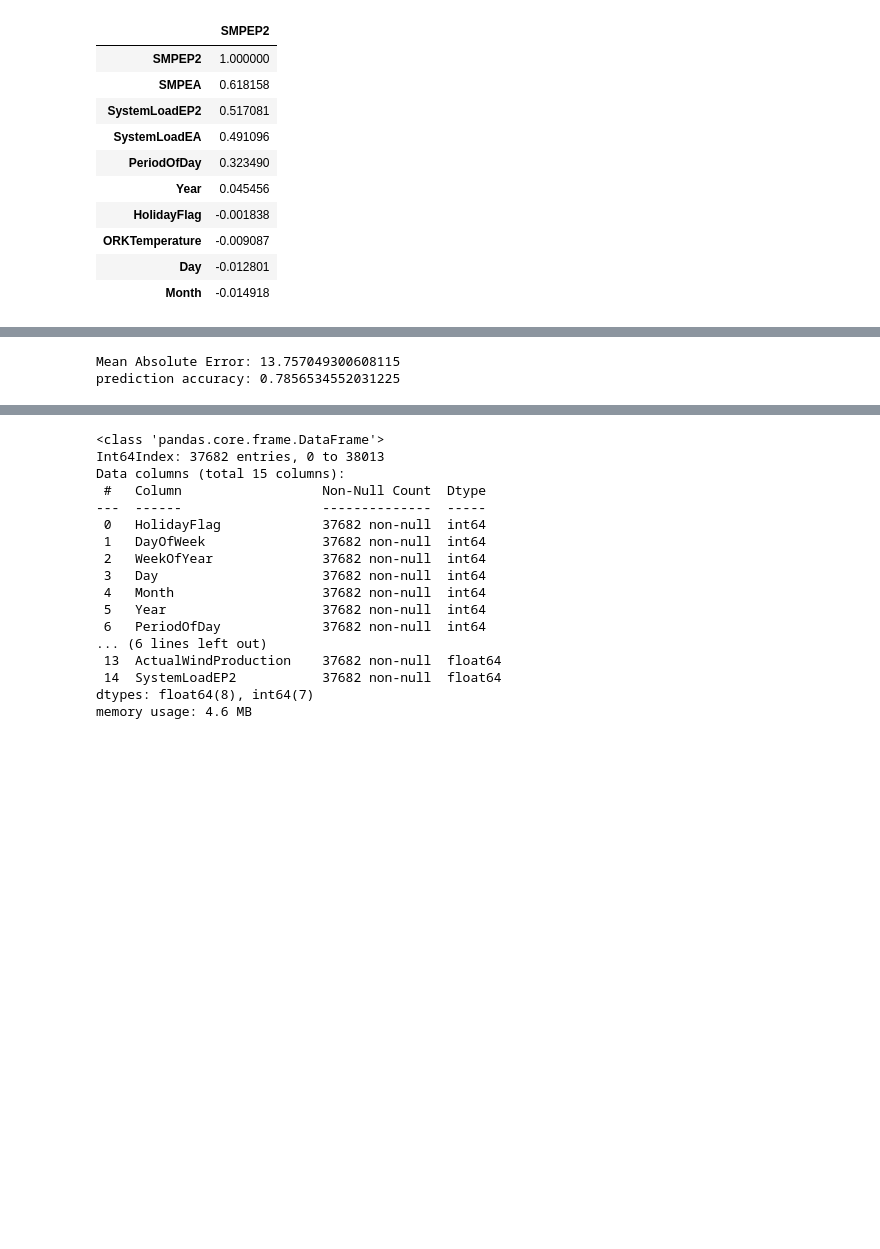
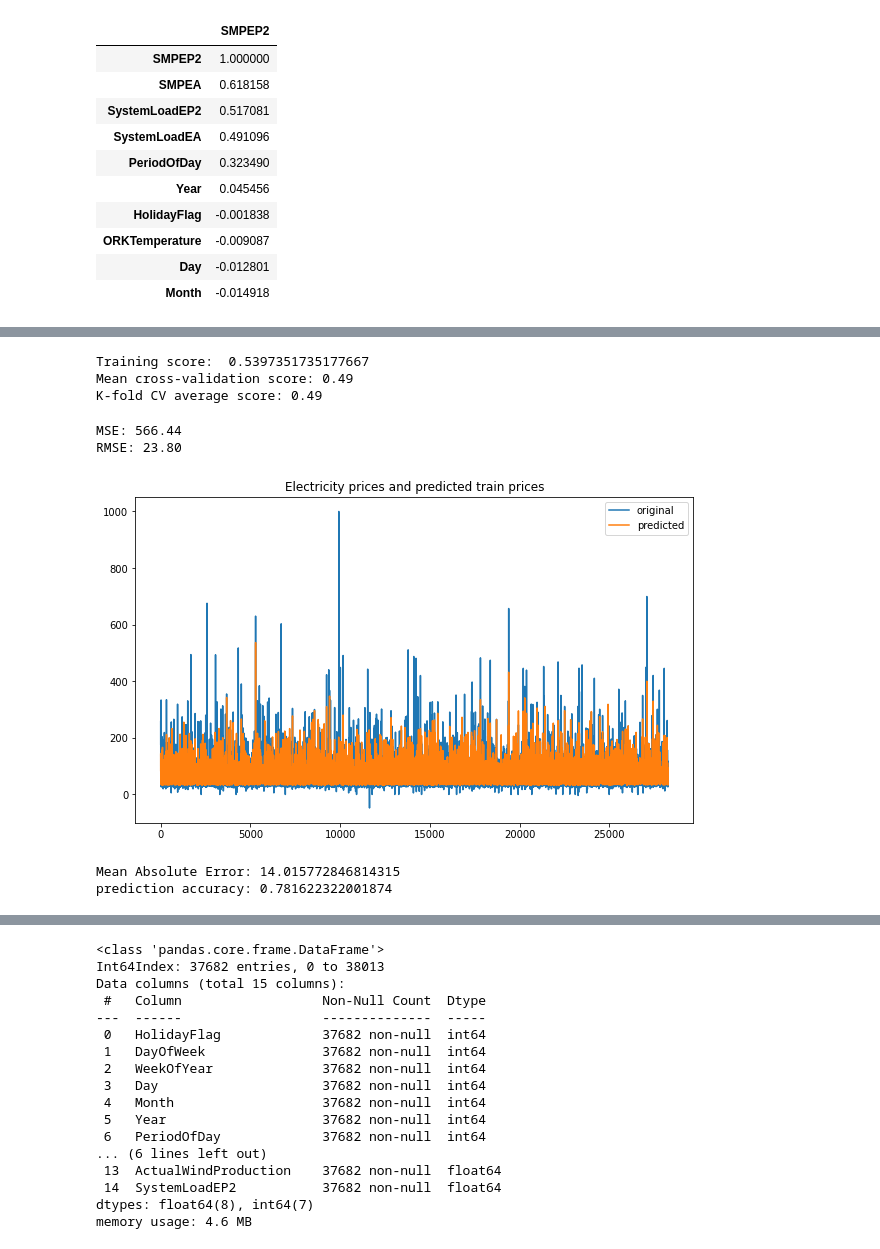
Before and after one commit to VladislavasR/PP4, a Jupyter notebook: PP4.ipynb, the cells around one changed output, grey strips where cells are left out. Saved outputs shown, nothing was run; the diff lists cells and outputs as text; code cells hidden in the pictures; blank space fills up the shorter version.

Commit message:
Fixed some warnings, added RandomSearch tune and ploted some comparisons

```diff
--- a/PP4.ipynb
+++ b/PP4.ipynb
@@ -137,6 +139,6 @@ y = el_prices.SMPEP2
 X_clean=el_prices[['SMPEA','SystemLoadEP2','SystemLoadEA', 'PeriodOfDay']]
 X_train, X_valid, y_train, y_valid = train_test_split(X_clean, y)
 # %%
-clean_model = XGBRegressor(random_state=63)
+clean_model = XGBRegressor(random_state=63, objective='reg:squarederror')
 clean_model.fit(X_train, y_train)
 # %% [output]
@@ -145,10 +146,40 @@ XGBRegressor(random_state=63)
+# %%
+score = clean_model.score(X_train, y_train)
+print("Training score: ", score)
+
+scores = cross_val_score(clean_model, X_train, y_train,cv=10)
+print("Mean cross-validation score: %.2f" % scores.mean())
+
+kfold = KFold(n_splits=10, shuffle=True)
+kf_cv_scores = cross_val_score(clean_model, X_train, y_train, cv=kfold )
+print("K-fold CV average score: %.2f" % kf_cv_scores.mean())
+# %% [output]
+Training score:  0.5397351735177667
+Mean cross-validation score: 0.49
+K-fold CV average score: 0.49
+# %%
+clean_predictions_train = clean_model.predict(X_train)
+mse = mean_squared_error(y_train, clean_predictions_train)
+print("MSE: %.2f" % mse)
+print("RMSE: %.2f" % (mse**(1/2.0)))
+# %% [output]
+MSE: 566.44
+RMSE: 23.80
+# %%
+x_XGB_train = range(len(y_train))
+plt.plot(x_XGB_train, y_train, label="original")
+plt.plot(x_XGB_train, clean_predictions_train, label="predicted")
+plt.title("Electricity prices and predicted train prices")
+plt.legend()
+plt.show()
+# %% [output]
+[figure, added]
 # %%
 clean_predictions = clean_model.predict(X_valid)
 mae_XBG = mean_absolute_error(clean_predictions, y_valid)
 mean_y = el_prices.SMPEP2.mean()
+print('Mean Absolute Error: ' + str(mae_XBG))
+print('prediction accuracy: ' + str(1 - mae_XBG/mean_y))
+# %% [output]
+Mean Absolute Error: 14.015772846814315
+prediction accuracy: 0.781622322001874
-# %%
-print('Mean Absolute Error: ' + str(mae_XBG))
-print('prediction accuracy: ' + str(1 - mae_XBG/mean_y))
-# %% [output]
-Mean Absolute Error: 13.757049300608115
-prediction accuracy: 0.7856534552031225
```
Also changed, not shown: parts of 22 cells of this notebook.
